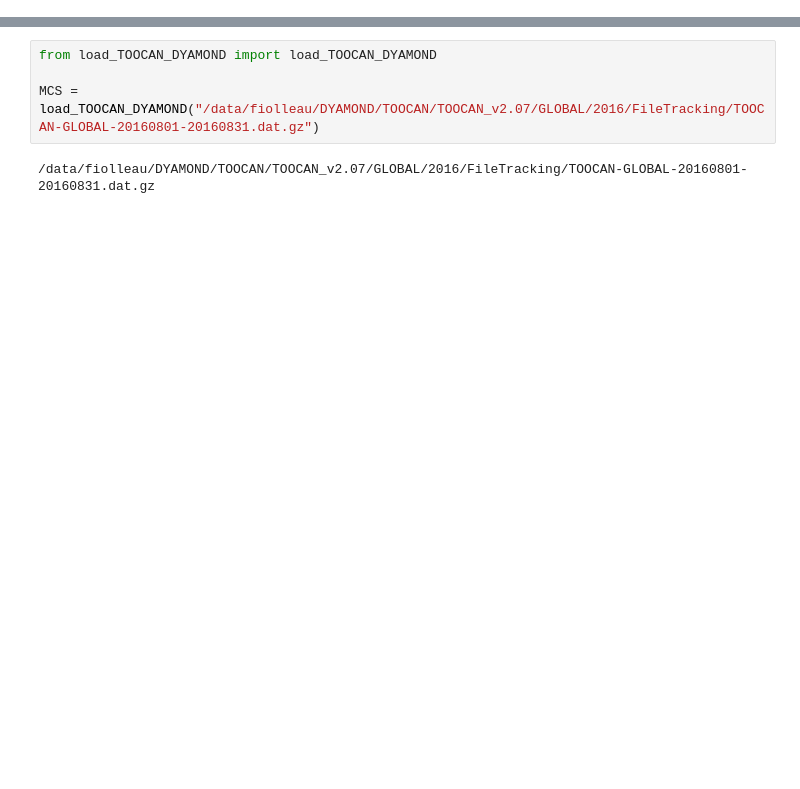
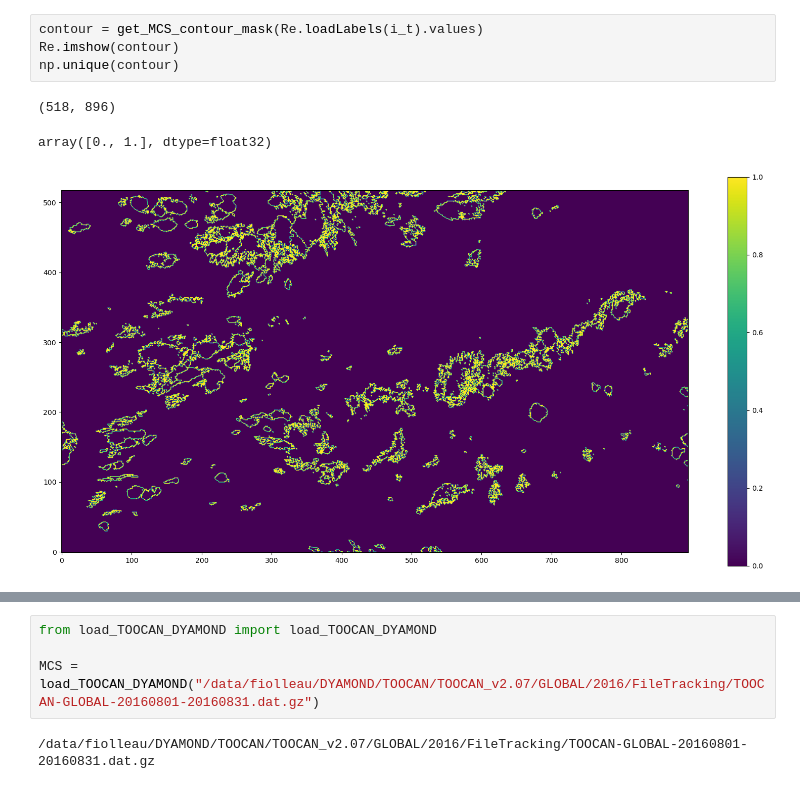
Before and after one commit to bfildier/stage-2023-multiscale-extremes, a Jupyter notebook: scripts/DYAMOND/Dyamond_Data_Exploration.ipynb, the cells around one changed output, grey strips where cells are left out. Saved outputs shown, nothing was run; the diff lists cells and outputs as text; blank space fills up the shorter version.

```diff
--- a/scripts/DYAMOND/Dyamond_Data_Exploration.ipynb
+++ b/scripts/DYAMOND/Dyamond_Data_Exploration.ipynb
@@ -74,0 +68,8 @@ self.imshow(x)
+# %%
+contour = get_MCS_contour_mask(Re.loadLabels(i_t).values)
+Re.imshow(contour)
+np.unique(contour)
+# %% [output]
+(518, 896)
+array([0., 1.], dtype=float32)
+[figure, added]
```
Also changed, not shown: parts of 15 cells of this notebook, 6 other files.
